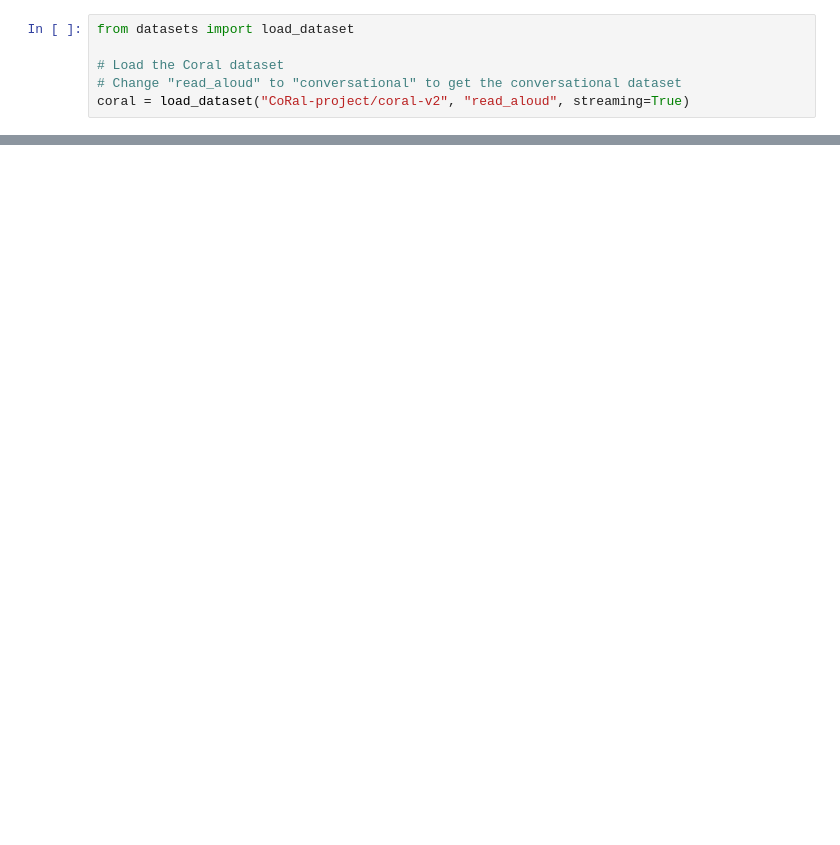
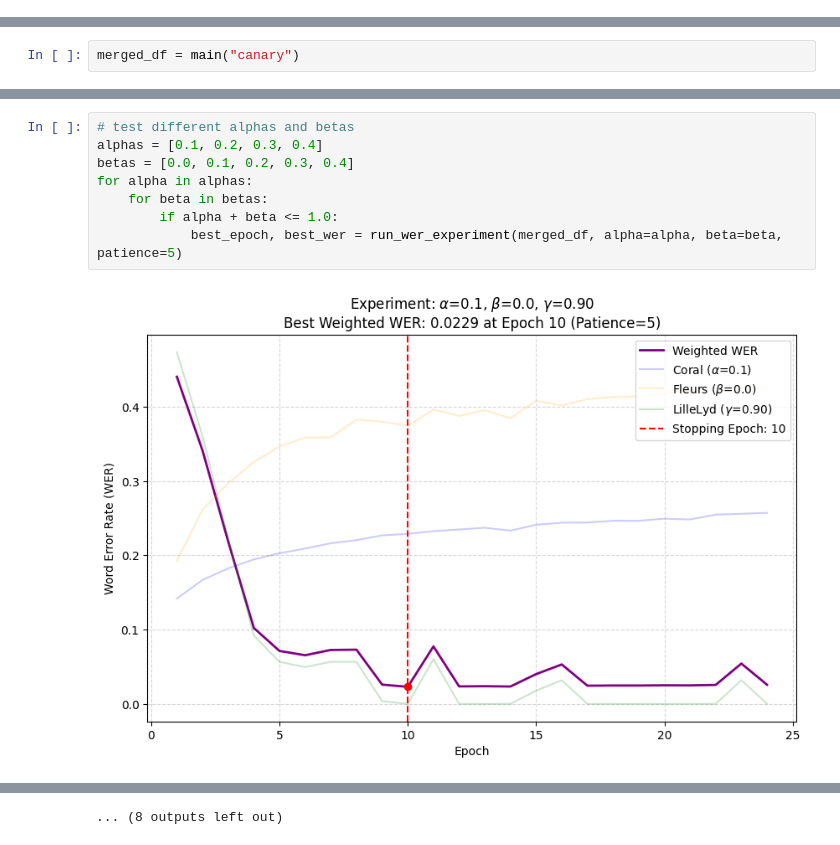
Before and after one commit to jhoffe/master_thesis, a Jupyter notebook: notebooks/coral_analysis.ipynb, the cells around one changed output, grey strips where cells are left out. Drawn from its saved outputs; the diff is of its cells as text; blank space fills up the shorter version.

```diff
--- a/notebooks/coral_analysis.ipynb
+++ b/notebooks/coral_analysis.ipynb
@@ -3,6 +0,0 @@
-# %%
-from datasets import load_dataset
-
-# Load the Coral dataset
-# Change "read_aloud" to "conversational" to get the conversational dataset
-coral = load_dataset("CoRal-project/coral-v2", "read_aloud", streaming=True)
@@ -21,0 +106,2 @@ KeyboardInterrupt:
+# %%
+merged_df = main("canary")
@@ -21,0 +205,10 @@ KeyboardInterrupt:
+# %%
+# test different alphas and betas
+alphas = [0.1, 0.2, 0.3, 0.4]
+betas = [0.0, 0.1, 0.2, 0.3, 0.4]
+for alpha in alphas:
+    for beta in betas:
+        if alpha + beta <= 1.0:
+            best_epoch, best_wer = run_wer_experiment(merged_df, alpha=alpha, beta=beta, patience=5)
+# %% [output]
+[figure, added]
@@ -21,0 +226 @@ KeyboardInterrupt:
+... (8 outputs left out)
```
Also changed, not shown: parts of 9 cells of this notebook, 16 other files.
